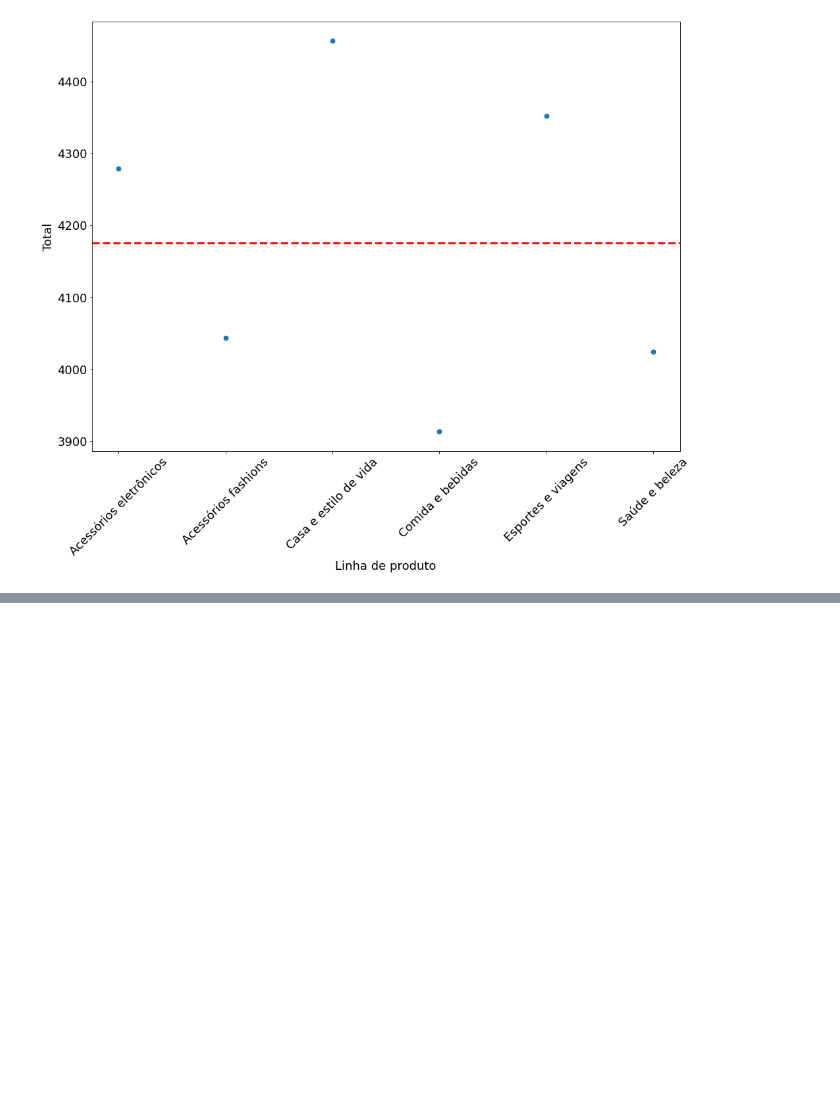
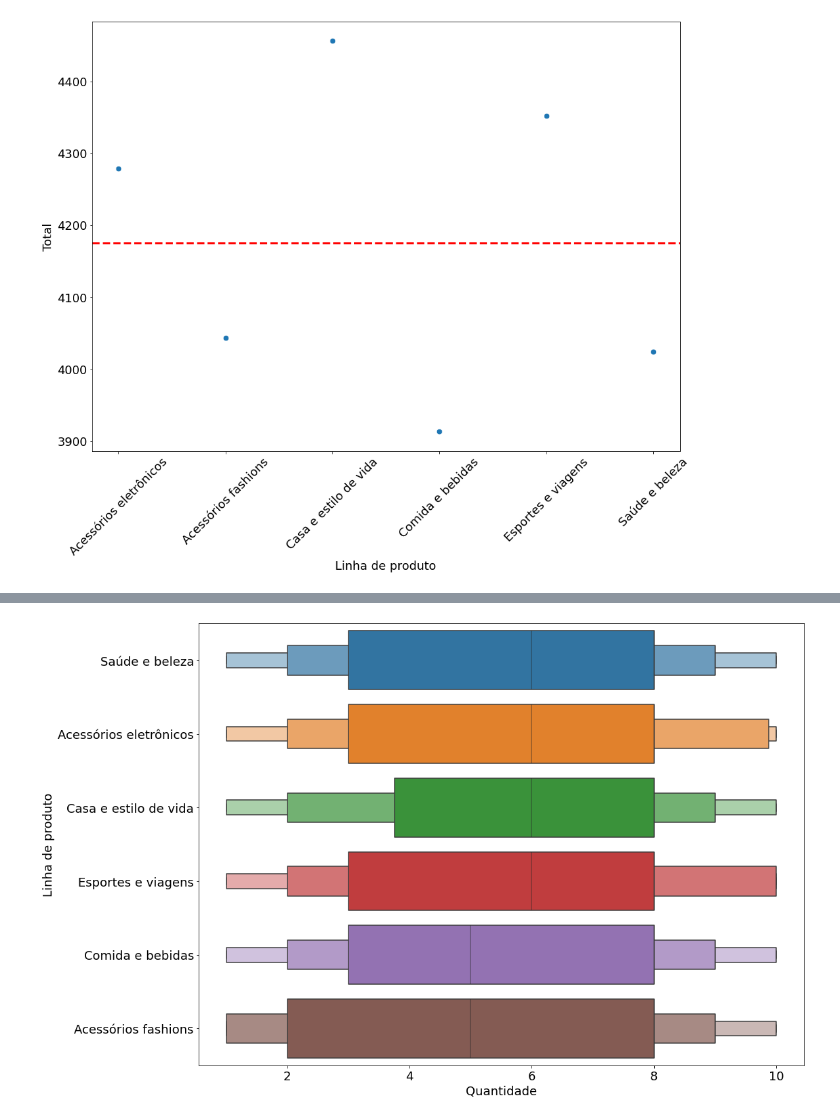
Before and after one commit to honkth/Primeira-An-lise, a Jupyter notebook: Primeira_prática.ipynb, the cells around one changed output, grey strips where cells are left out. Saved outputs shown, nothing was run; the diff lists cells and outputs as text; code cells hidden in the pictures; blank space fills up the shorter version.

```diff
--- a/Primeira_prática.ipynb
+++ b/Primeira_prática.ipynb
@@ -317,0 +352,5 @@ plt.xticks(rotation = 45)
+# %%
+fig, ax = plt.subplots(figsize=(16,12))
+ax = sns.boxenplot(y='Linha de produto', x = 'Quantidade', data=df)
+# %% [output]
+[figure, added]
```
Also changed, not shown: parts of 26 cells of this notebook.
